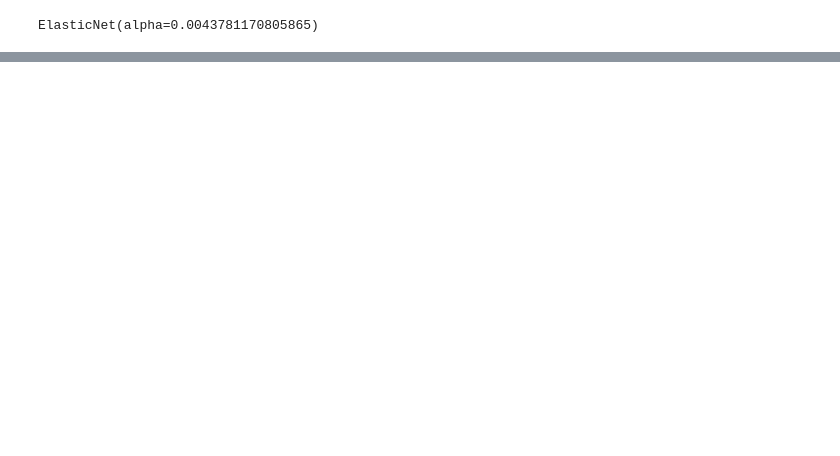
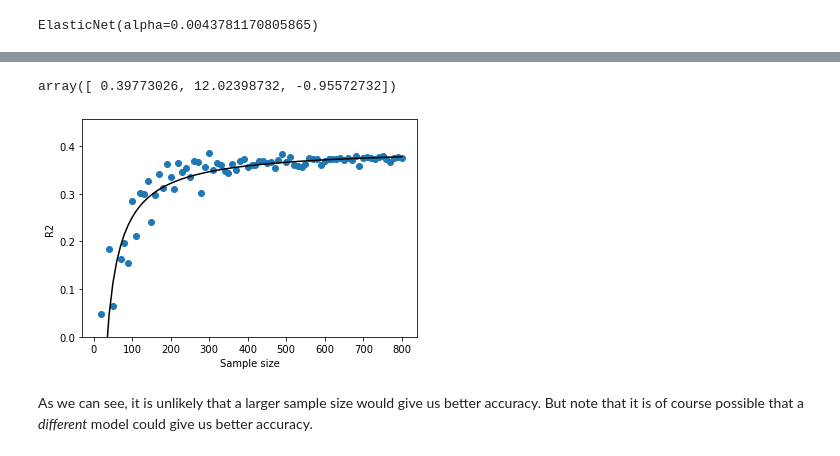
Before and after one commit to turgeonmaxime/ml-workflow-example, a Jupyter notebook: src/02-prediction-model.ipynb, the cells around one changed output, grey strips where cells are left out. Drawn from its saved outputs; the diff is of its cells as text; code cells hidden in the pictures; blank space fills up the shorter version.

Commit message:
add post-hoc analysis of sample size

```diff
--- a/src/02-prediction-model.ipynb
+++ b/src/02-prediction-model.ipynb
@@ -130,0 +159,39 @@ dump(final_regr, '../artifacts/final_regr.joblib')
+# %%
+rng = np.random.default_rng(seed=2022)
+
+n, p = X_train.shape
+samp_size_vec = np.arange(10, n + 10, 10)
+output = np.zeros((len(samp_size_vec), 3))
+y_train = y_train.reset_index(drop=True)
+
+ss_regr = ElasticNet(alpha=regr.alpha_)
+
+for i in range(len(samp_size_vec)):
+    indices = rng.choice(n, size=samp_size_vec[i], replace = False)
+    X_sub = X_train[indices,]
+    y_sub = y_train[indices]
+    ss_regr.fit(X_sub, y_sub)
+    y_pred_ss = ss_regr.predict(X_test)
+    output[i,] = [fun(y_test, y_pred_ss) for fun in metrics_fun]
+# %%
+def power_law(x, a, b, c):
+    return a - b*np.power(x, c)
+
+est_val, est_cov = curve_fit(power_law, samp_size_vec, output[:,0],
+                             bounds = ([0, 0, -np.Inf], [np.Inf, np.Inf, 0]))
+est_val
+# %% [output]
+array([ 0.39773026, 12.02398732, -0.95572732])
+# %%
+# E.g. R2
+plt.scatter(samp_size_vec, output[:,0])
+plt.plot(samp_size_vec, [power_law(x, a = est_val[0], b = est_val[1], c = est_val[2]) for x in samp_size_vec],
+         color = 'black')
+plt.xlabel("Sample size")
+plt.ylabel("R2")
+plt.ylim(bottom = 0)
+plt.show()
+# %% [output]
+[figure, added]
+# %% [markdown]
+As we can see, it is unlikely that a larger sample size would give us better accuracy. But note that it is of course possible that a *different* model could give us better accuracy.
```
Also changed, not shown: parts of 11 cells of this notebook.
